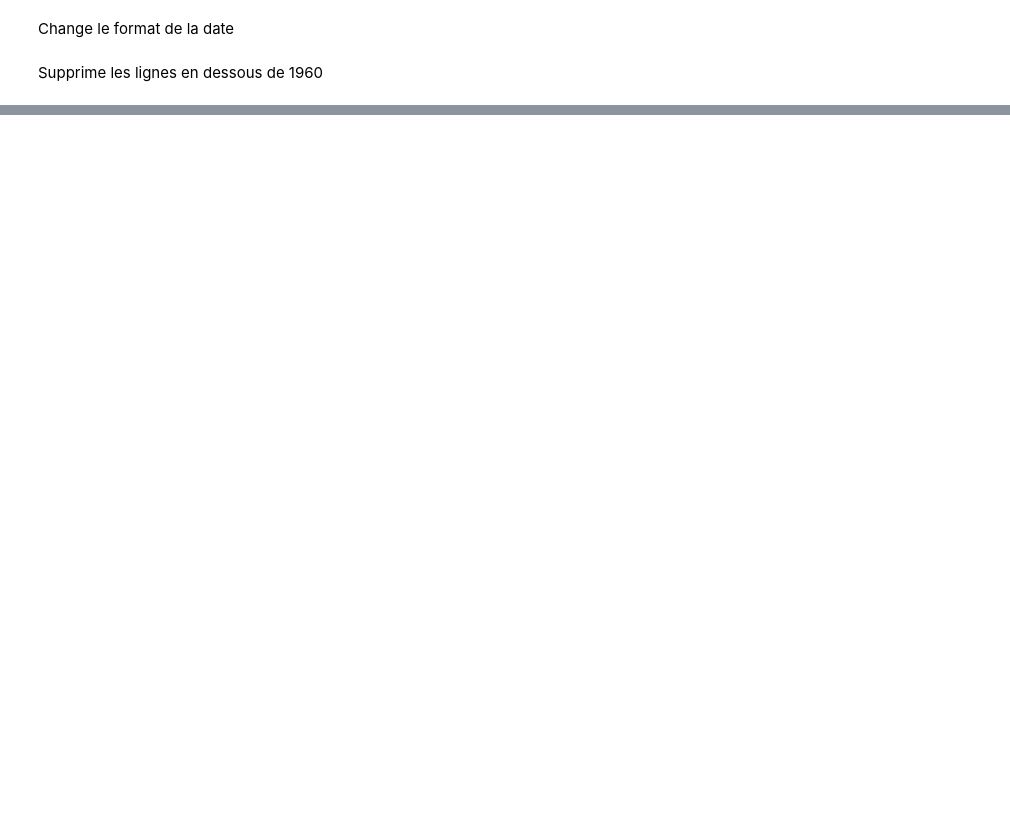
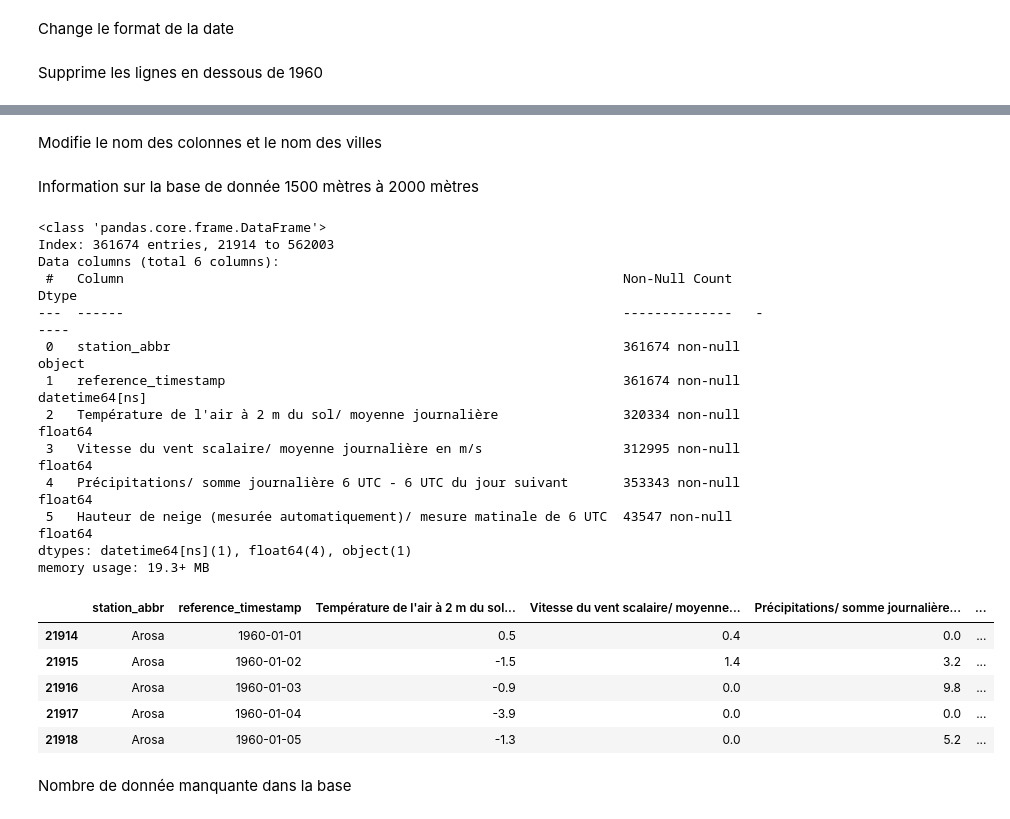
Before and after one commit to Inertie78/StatisticalWeather, a Jupyter notebook: statisticalWeather.ipynb, the cells around one changed output, grey strips where cells are left out. Saved outputs shown, nothing was run; the diff lists cells and outputs as text; code cells hidden in the pictures; blank space fills up the shorter version.

```diff
--- a/statisticalWeather.ipynb
+++ b/statisticalWeather.ipynb
@@ -82,5 +85,0 @@ Charge les données
-# %%
-data_frame = pd.read_csv('data/dataWeather.csv', sep=';')
-pd.set_option("display.max_columns", 31)
-
-data_frame.head()
@@ -291,0 +167,65 @@ plt.show()
+# %%
+columns_list = ['station_abbr','reference_timestamp','tre200d0','fkl010d0','rre150d0', 'htoautd0']
+
+complete_list = list(columns_identifier['parameter_shortname'])
+
+column_names = dataWeather_1500_2000.columns.tolist()
+
+dif_list = list(set(column_names) ^ set(columns_list))
+
+#dataWeather_500 = dataWeather_500.drop(columns=dif_list, axis=1)
+#dataWeather_500_1000 = dataWeather_500_1000.drop(columns=dif_list, axis=1)
+#dataWeather_1000_1500 = dataWeather_1000_1500.drop(columns=dif_list, axis=1)
+
+dataWeather_1500_2000 = dataWeather_1500_2000.drop(columns=dif_list, axis=1)
+dataWeather_2000_2500 = dataWeather_2000_2500.drop(columns=dif_list, axis=1)
+dataWeather_2500_3000 = dataWeather_2500_3000.drop(columns=dif_list, axis=1)
+dataWeather_3000_3500 = dataWeather_3000_3500.drop(columns=dif_list, axis=1)
+dataWeather_3500_4000 = dataWeather_3500_4000.drop(columns=dif_list, axis=1)
+# %% [markdown]
+Modifie le nom des colonnes et le nom des villes
+# %%
+dataWeather_1500_2000_name = dataWeather_1500_2000.copy()
+dataWeather_2000_2500_name = dataWeather_2000_2500.copy()
+dataWeather_2500_3000_name = dataWeather_2500_3000.copy()
+dataWeather_3000_3500_name = dataWeather_3000_3500.copy()
+dataWeather_3500_4000_name = dataWeather_3500_4000.copy()
+
+dataWeather_1500_2000_name['station_abbr'] = dataWeather_1500_2000['station_abbr'].map(dict_nameContry)
+dataWeather_2000_2500_name['station_abbr'] = dataWeather_2000_2500['station_abbr'].map(dict_nameContry)
+dataWeather_2500_3000_name['station_abbr'] = dataWeather_2500_3000['station_abbr'].map(dict_nameContry)
+dataWeather_3000_3500_name['station_abbr'] = dataWeather_3000_3500['station_abbr'].map(dict_nameContry)
+dataWeather_3500_4000_name['station_abbr'] = dataWeather_3500_4000['station_abbr'].map(dict_nameContry)
+
+dataWeather_1500_2000_name.rename(dict_nameColumns, axis=1, inplace=True)
+dataWeather_2000_2500_name.rename(dict_nameColumns, axis=1, inplace=True)
+dataWeather_2500_3000_name.rename(dict_nameColumns, axis=1, inplace=True)
+dataWeather_3000_3500_name.rename(dict_nameColumns, axis=1, inplace=True)
+dataWeather_3500_4000_name.rename(dict_nameColumns, axis=1, inplace=True)
+# %% [markdown]
+Information sur la base de donnée 1500 mètres à 2000 mètres
+# %%
+dataWeather_1500_2000_name.info()
+dataWeather_1500_2000_name.head()
+# %% [output]
+<class 'pandas.core.frame.DataFrame'>
+Index: 361674 entries, 21914 to 562003
+Data columns (total 6 columns):
+ #   Column                                                                Non-Null Count   Dtype
+---  ------                                                                --------------   -----
+ 0   station_abbr                                                          361674 non-null  object
+ 1   reference_timestamp                                                   361674 non-null  datetime64[ns]
+ 2   Température de l'air à 2 m du sol/ moyenne journalière                320334 non-null  float64
+ 3   Vitesse du vent scalaire/ moyenne journalière en m/s                  312995 non-null  float64
+ 4   Précipitations/ somme journalière 6 UTC - 6 UTC du jour suivant       353343 non-null  float64
+ 5   Hauteur de neige (mesurée automatiquement)/ mesure matinale de 6 UTC  43547 non-null   float64
+dtypes: datetime64[ns](1), float64(4), object(1)
+memory usage: 19.3+ MB
+|  | station_abbr | reference_timestamp | Température de l'air à 2 m du sol... | Vitesse du vent scalaire/ moyenne... | Précipitations/ somme journalière... | ... |
+| 21914 | Arosa | 1960-01-01 | 0.5 | 0.4 | 0.0 | ... |
+| 21915 | Arosa | 1960-01-02 | -1.5 | 1.4 | 3.2 | ... |
+| 21916 | Arosa | 1960-01-03 | -0.9 | 0.0 | 9.8 | ... |
+| 21917 | Arosa | 1960-01-04 | -3.9 | 0.0 | 0.0 | ... |
+| 21918 | Arosa | 1960-01-05 | -1.3 | 0.0 | 5.2 | ... |
+# %% [markdown]
+Nombre de donnée manquante dans la base
```
Also changed, not shown: parts of 52 cells of this notebook, 2 other files.
